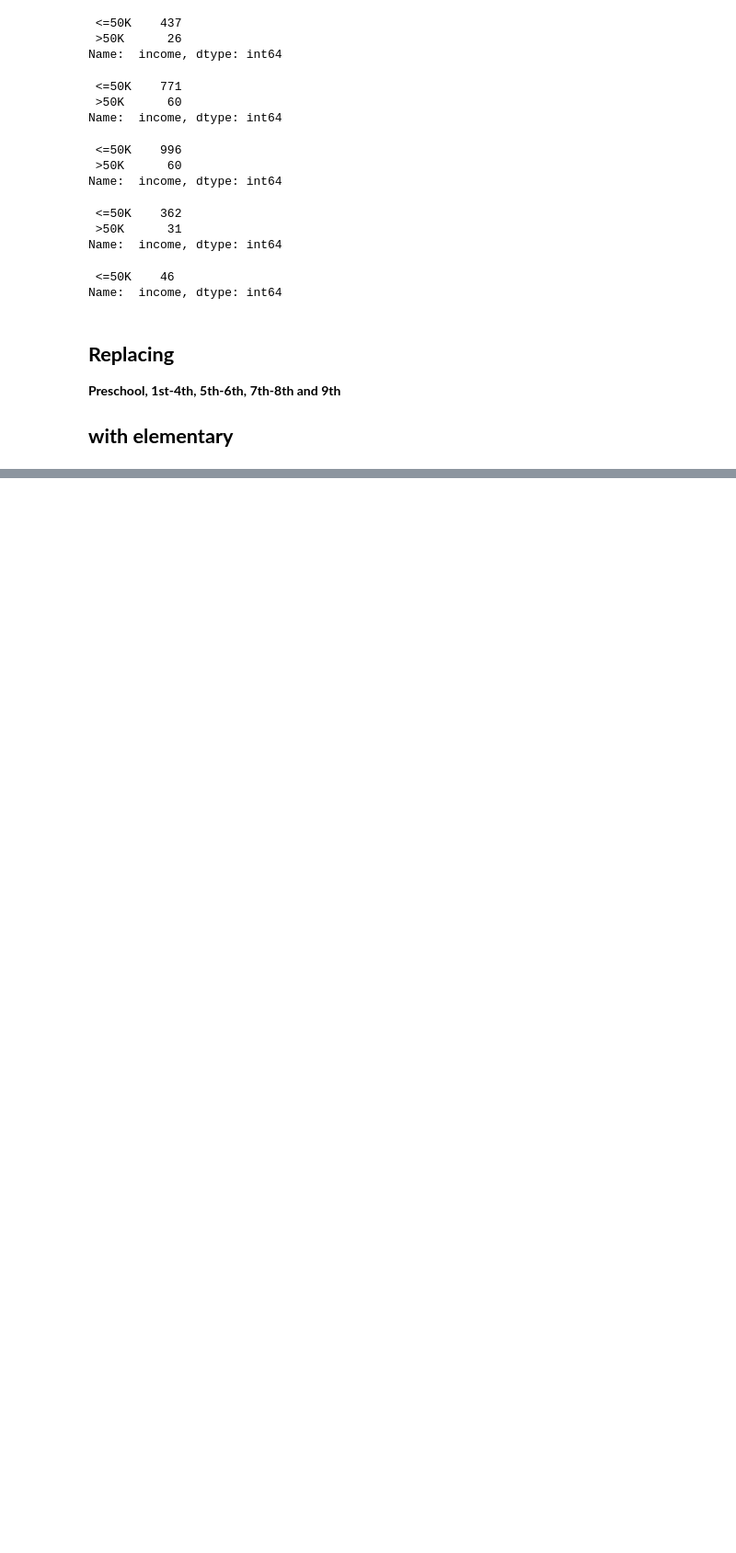
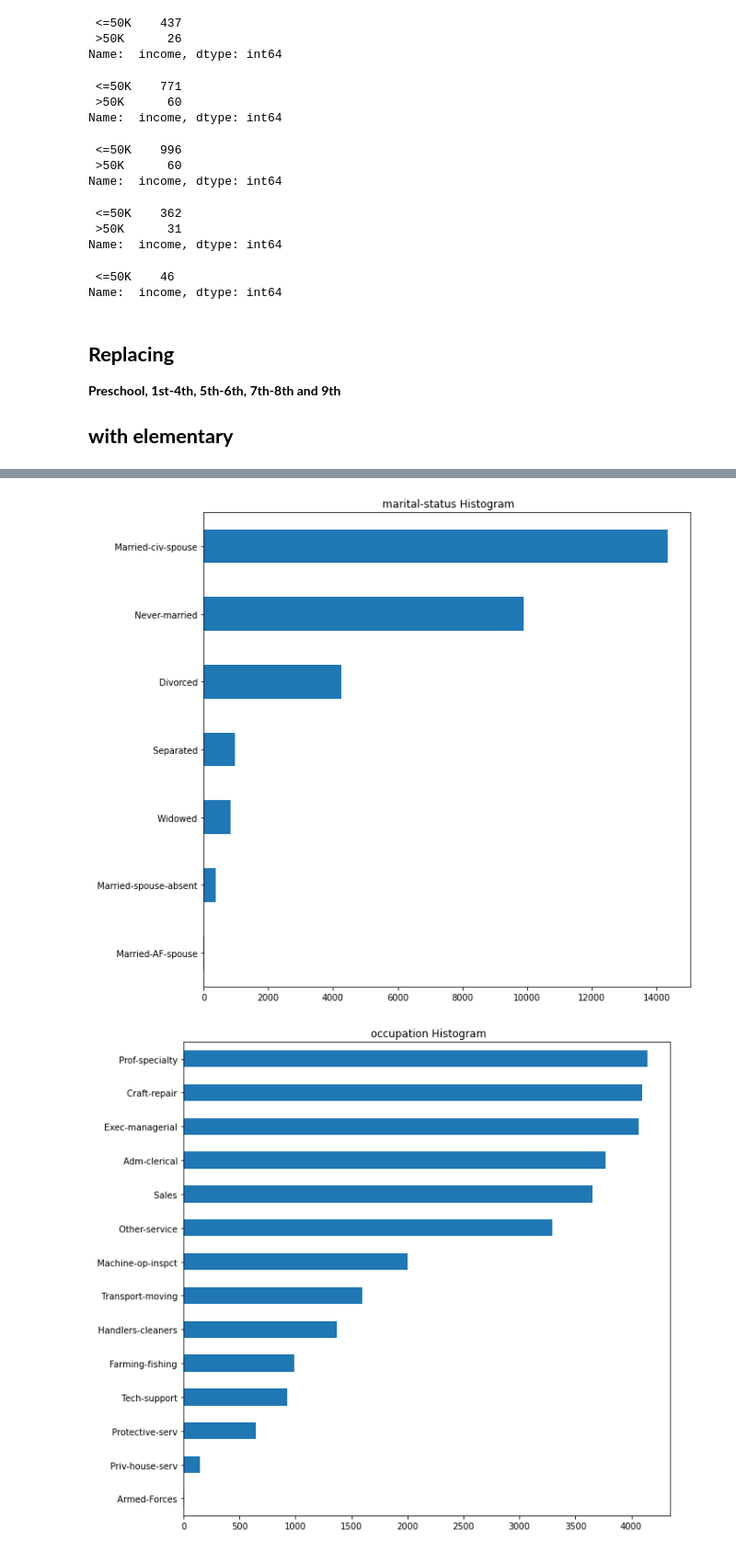
Before and after one commit to NaNdalal-dev/income-classification, a Jupyter notebook: Income-classification.ipynb, the cells around one changed output, grey strips where cells are left out. Shown at 92% size. Saved outputs shown, nothing was run; the diff lists cells and outputs as text; code cells hidden in the pictures; blank space fills up the shorter version.

```diff
--- a/Income-classification.ipynb
+++ b/Income-classification.ipynb
@@ -61,7 +8,7 @@ from sklearn.model_selection import train_test_split
 from sklearn.metrics import confusion_matrix,classification_report
 from sklearn.preprocessing import MinMaxScaler
 # %%
-df = pd.read_csv('https://raw.githubusercontent.com/NaNdalal-dev/income-classification/main/income_evaluation.csv')
+df = pd.read_csv('income_evaluation.csv')
 df.shape
 # %% [output]
 (32561, 15)
@@ -237,0 +181,5 @@ for col in elemen_cols:
+# %%
+elemen_cols = [' Preschool', ' 1st-4th', ' 5th-6th',' 7th-8th', ' 9th']
+# %%
+df[' education'].replace(elemen_cols,['Elementary' for i in range(5)], inplace=True)
+df[' education'].value_counts()
@@ -237,0 +205,5 @@ for col in elemen_cols:
+# %%
+high_school_cols = [' 10th', ' 11th', ' 12th']
+
+df[' education'].replace(high_school_cols,['High_School' for i in range(3)], inplace=True)
+df[' education'].value_counts()
@@ -237,0 +248,13 @@ for col in elemen_cols:
+# %%
+columns = [' marital-status', ' occupation', ' relationship', ' race', ' sex']
+
+for column in columns:
+    plt.figure(figsize=(10,10))
+    df[column].value_counts().plot(kind='barh')
+    plt.title(f'{column} Histogram')
+    plt.gca().invert_yaxis()
+    plt.show()
+    print()
+# %% [output]
+[figure, added]
+[figure, added]
```
Also changed, not shown: parts of 41 cells of this notebook.
